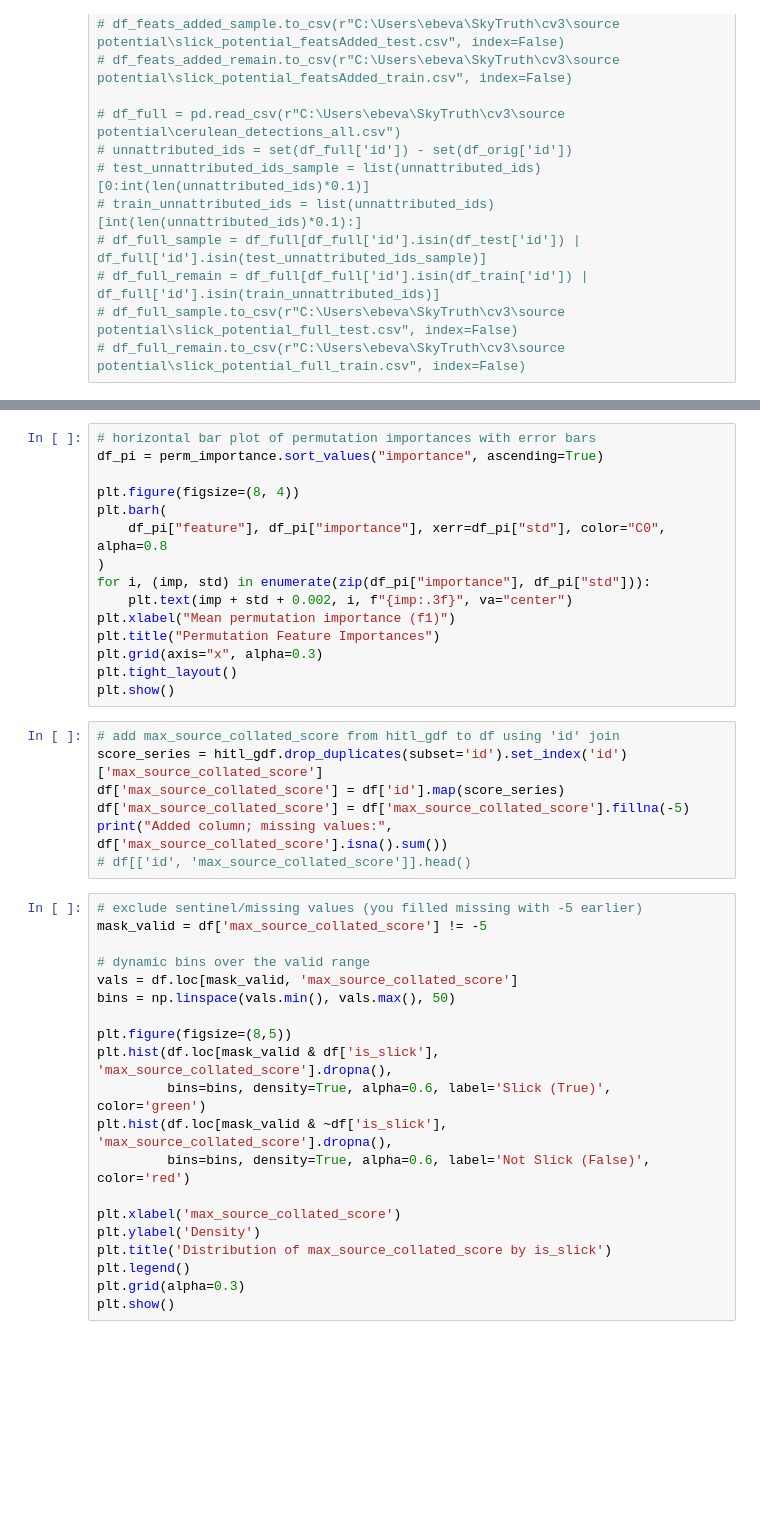
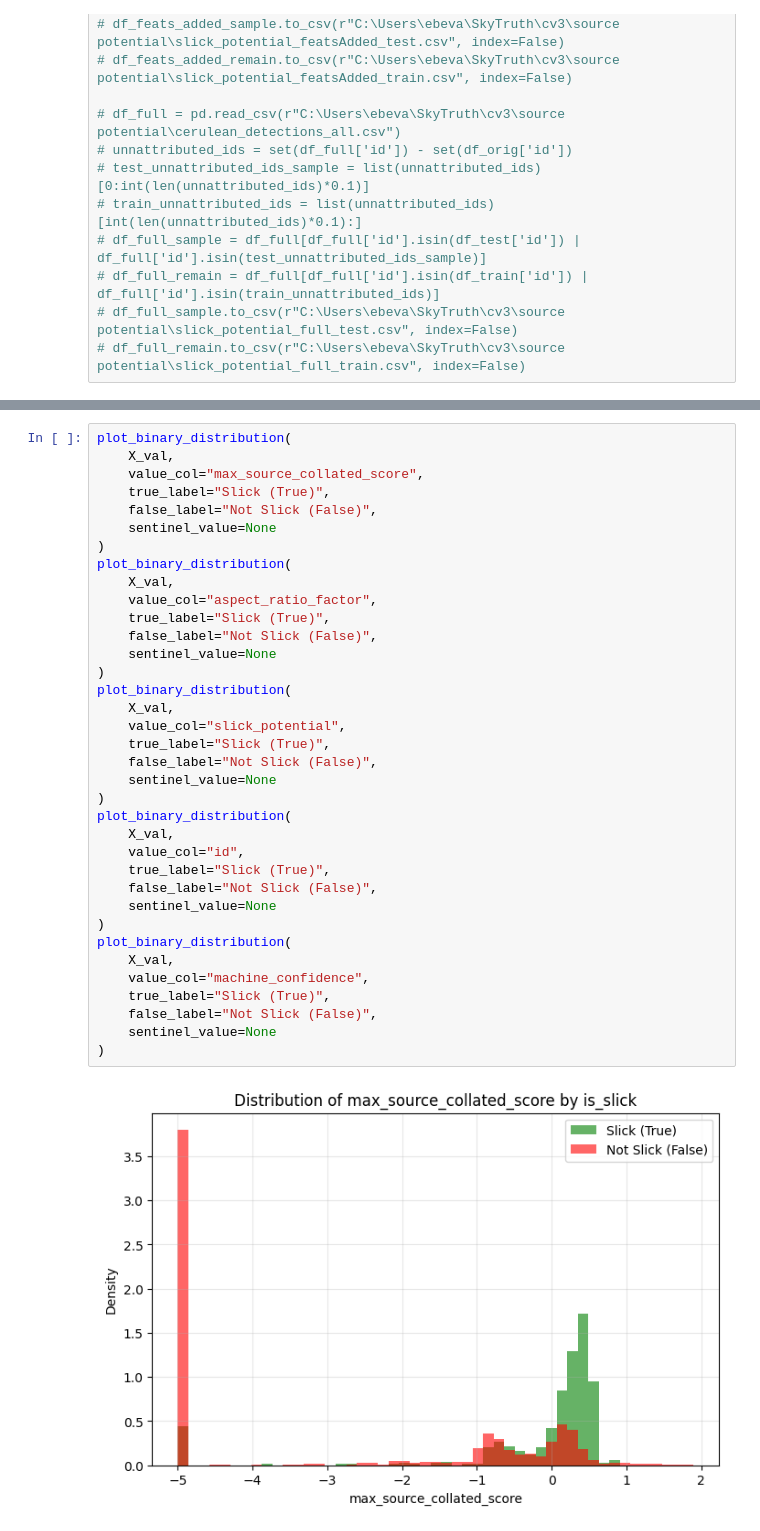
Before and after one commit to SkyTruth/cerulean-cloud, a Jupyter notebook: notebooks/nrt_baseline_random_forest.ipynb, the cells around one changed output, grey strips where cells are left out. Saved outputs shown, nothing was run; the diff lists cells and outputs as text; blank space fills up the shorter version.

```diff
--- a/notebooks/nrt_baseline_random_forest.ipynb
+++ b/notebooks/nrt_baseline_random_forest.ipynb
@@ -306,42 +464,38 @@ perm_importance = pd.DataFrame(
-# %%
-# horizontal bar plot of permutation importances with error bars
-df_pi = perm_importance.sort_values("importance", ascending=True)
-
-plt.figure(figsize=(8, 4))
-plt.barh(
-    df_pi["feature"], df_pi["importance"], xerr=df_pi["std"], color="C0", alpha=0.8
-)
-for i, (imp, std) in enumerate(zip(df_pi["importance"], df_pi["std"])):
-    plt.text(imp + std + 0.002, i, f"{imp:.3f}", va="center")
-plt.xlabel("Mean permutation importance (f1)")
-plt.title("Permutation Feature Importances")
-plt.grid(axis="x", alpha=0.3)
-plt.tight_layout()
-plt.show()
-# %%
-# add max_source_collated_score from hitl_gdf to df using 'id' join
-score_series = hitl_gdf.drop_duplicates(subset='id').set_index('id')['max_source_collated_score']
-df['max_source_collated_score'] = df['id'].map(score_series)
-df['max_source_collated_score'] = df['max_source_collated_score'].fillna(-5)
-print("Added column; missing values:", df['max_source_collated_score'].isna().sum())
-# df[['id', 'max_source_collated_score']].head()
 # %%
-# exclude sentinel/missing values (you filled missing with -5 earlier)
-mask_valid = df['max_source_collated_score'] != -5
-
-# dynamic bins over the valid range
-vals = df.loc[mask_valid, 'max_source_collated_score']
-bins = np.linspace(vals.min(), vals.max(), 50)
-
-plt.figure(figsize=(8,5))
-plt.hist(df.loc[mask_valid & df['is_slick'], 'max_source_collated_score'].dropna(),
-         bins=bins, density=True, alpha=0.6, label='Slick (True)', color='green')
-plt.hist(df.loc[mask_valid & ~df['is_slick'], 'max_source_collated_score'].dropna(),
-         bins=bins, density=True, alpha=0.6, label='Not Slick (False)', color='red')
-
-plt.xlabel('max_source_collated_score')
-plt.ylabel('Density')
-plt.title('Distribution of max_source_collated_score by is_slick')
-plt.legend()
-plt.grid(alpha=0.3)
-plt.show()
+plot_binary_distribution(
+    X_val,
+    value_col="max_source_collated_score",
+    true_label="Slick (True)",
+    false_label="Not Slick (False)",
+    sentinel_value=None
+)
+plot_binary_distribution(
+    X_val,
+    value_col="aspect_ratio_factor",
+    true_label="Slick (True)",
+    false_label="Not Slick (False)",
+    sentinel_value=None
+)
+plot_binary_distribution(
+    X_val,
+    value_col="slick_potential",
+    true_label="Slick (True)",
+    false_label="Not Slick (False)",
+    sentinel_value=None
+)
+plot_binary_distribution(
+    X_val,
+    value_col="id",
+    true_label="Slick (True)",
+    false_label="Not Slick (False)",
+    sentinel_value=None
+)
+plot_binary_distribution(
+    X_val,
+    value_col="machine_confidence",
+    true_label="Slick (True)",
+    false_label="Not Slick (False)",
+    sentinel_value=None
+)
+# %% [output]
+[figure, added]
```
Also changed, not shown: parts of 35 cells of this notebook, 1 other file.
